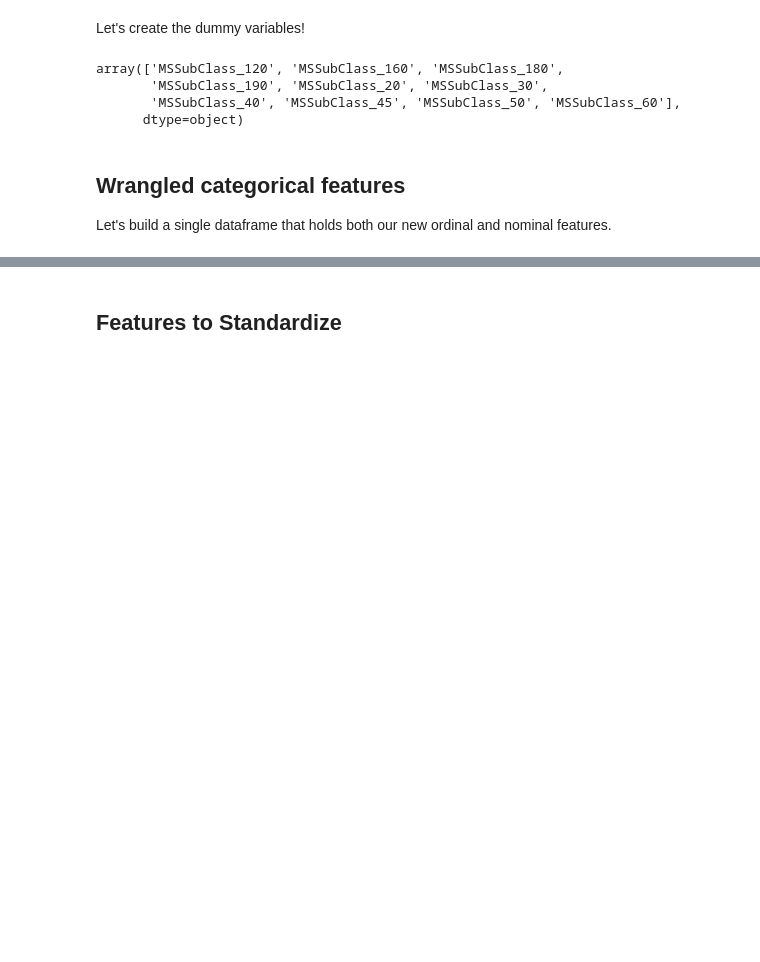
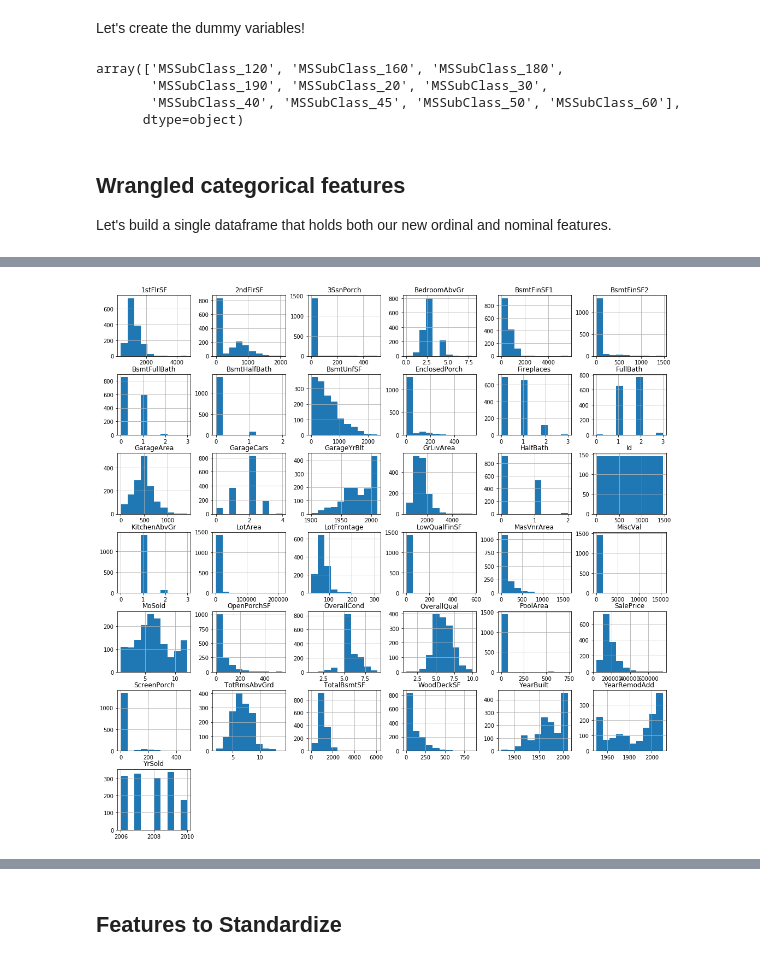
Before and after one commit to aaronyan/house-price-regression, a Jupyter notebook: house-price-regression.ipynb, the cells around one changed output, grey strips where cells are left out. Cells and saved outputs as stored; diff of their text form; code cells hidden in the pictures; blank space fills up the shorter version.

Commit message:
Adds plots to figure out which features to normalize vs standardize

```diff
--- a/house-price-regression.ipynb
+++ b/house-price-regression.ipynb
@@ -205,0 +204,7 @@ Let's wrangle the non-categorical features of our dataset, the continuous variab
+# %%
+train_data_continuous = train_data.copy()
+# %%
+categorical_features = universal_ordinal_features + nominal_features + list(custom_ordinal_features_map.keys())
+# %%
+train_data_continuous = train_data_continuous.drop(categorical_features, axis=1)
+train_data_continuous.head()
@@ -205,0 +218,6 @@ Let's wrangle the non-categorical features of our dataset, the continuous variab
+# %%
+plots = train_data_continuous.hist(figsize=(18,18))
+for plot in plots:
+    plot
+# %% [output]
+[figure, added]
```
Also changed, not shown: parts of 3 cells of this notebook.
